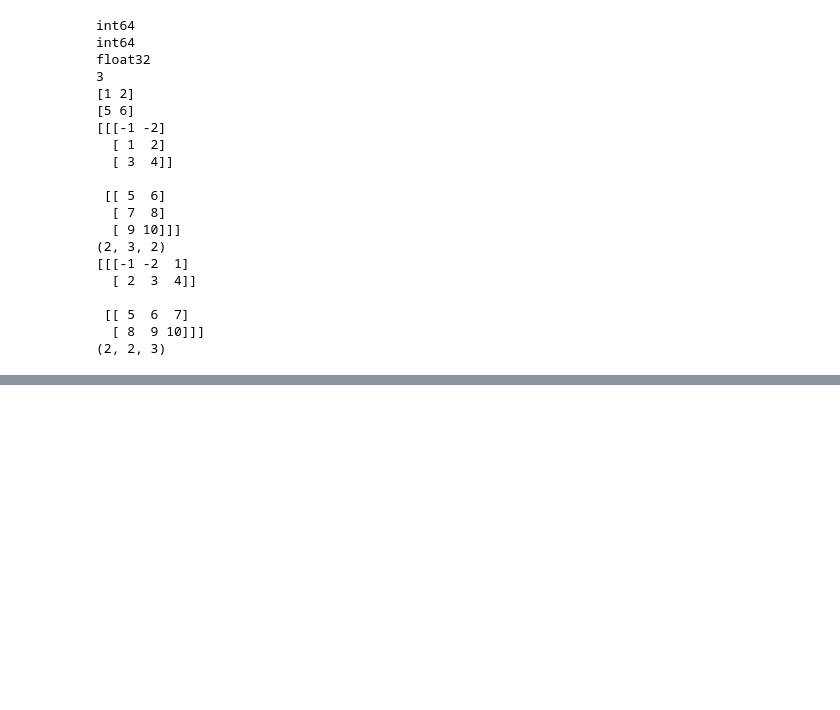
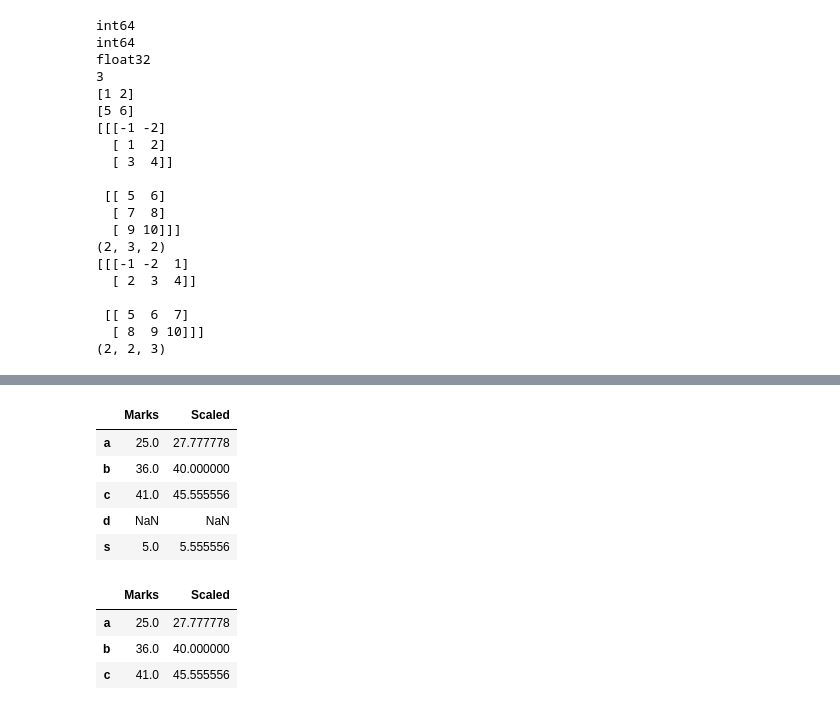
Before and after one commit to KARTIKEYgarg1/udemy-data-science-and-ml, a Jupyter notebook: Practice.ipynb, the cells around one changed output, grey strips where cells are left out. Drawn from its saved outputs; the diff is of its cells as text; code cells hidden in the pictures; blank space fills up the shorter version.

```diff
--- a/Practice.ipynb
+++ b/Practice.ipynb
@@ -123,0 +158,18 @@ print(np.random.rand(10))
+# %%
+del D['Grades']
+D
+# %% [output]
+|  | Marks | Scaled |
+| a | 25.0 | 27.777778 |
+| b | 36.0 | 40.000000 |
+| c | 41.0 | 45.555556 |
+| d | NaN | NaN |
+| s | 5.0 | 5.555556 |
+# %%
+G=D[D['Marks']>10]
+G
+# %% [output]
+|  | Marks | Scaled |
+| a | 25.0 | 27.777778 |
+| b | 36.0 | 40.000000 |
+| c | 41.0 | 45.555556 |
```
Also changed, not shown: parts of 6 cells of this notebook.
